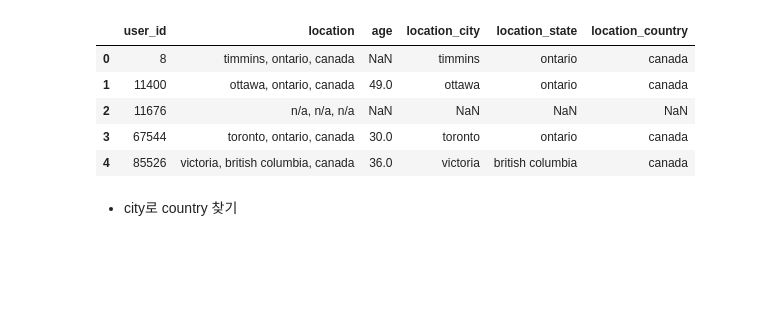
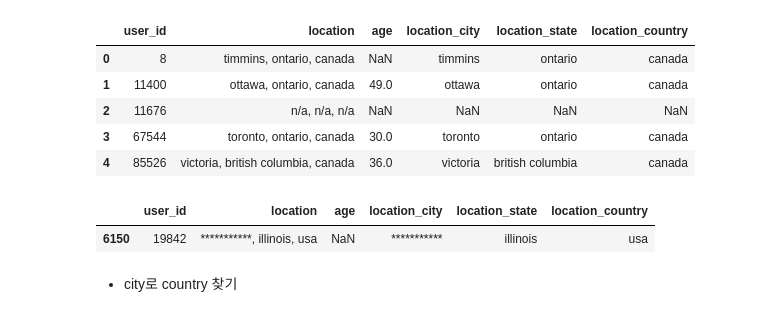
Before and after one commit to boostcampaitech5/level1_bookratingprediction-recsys-13, a Jupyter notebook: EDA/jisu/EDA.ipynb, the cells around one changed output. Cells and saved outputs as stored; diff of their text form; code cells hidden in the pictures; blank space fills up the shorter version.

```diff
--- a/EDA/jisu/EDA.ipynb
+++ b/EDA/jisu/EDA.ipynb
@@ -38,6 +49,11 @@ users.head()
 | 2 | 11676 | n/a, n/a, n/a | NaN | NaN | NaN | NaN |
 | 3 | 67544 | toronto, ontario, canada | 30.0 | toronto | ontario | canada |
 | 4 | 85526 | victoria, british columbia, canada | 36.0 | victoria | british columbia | canada |
+# %%
+users[users['location_city'] == '***********']
+# %% [output]
+|  | user_id | location | age | location_city | location_state | location_country |
+| 6150 | 19842 | ***********, illinois, usa | NaN | *********** | illinois | usa |
 # %% [markdown]
 - city로 country 찾기
 # %%
```
Also changed, not shown: parts of 17 cells of this notebook, 5 other files.
